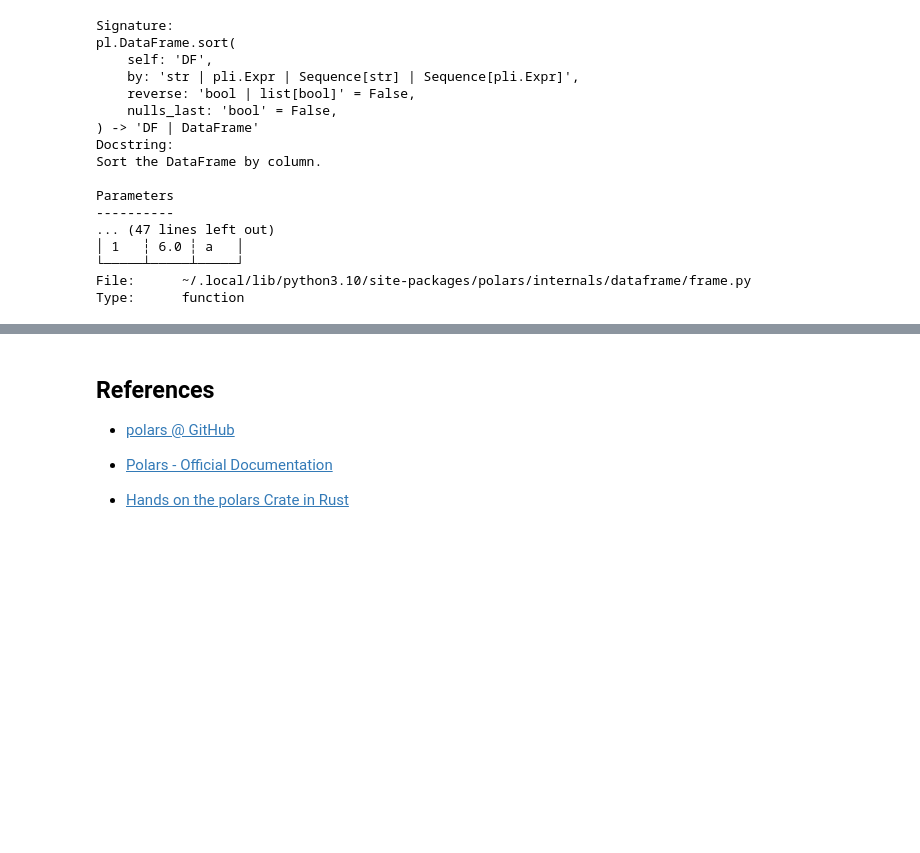
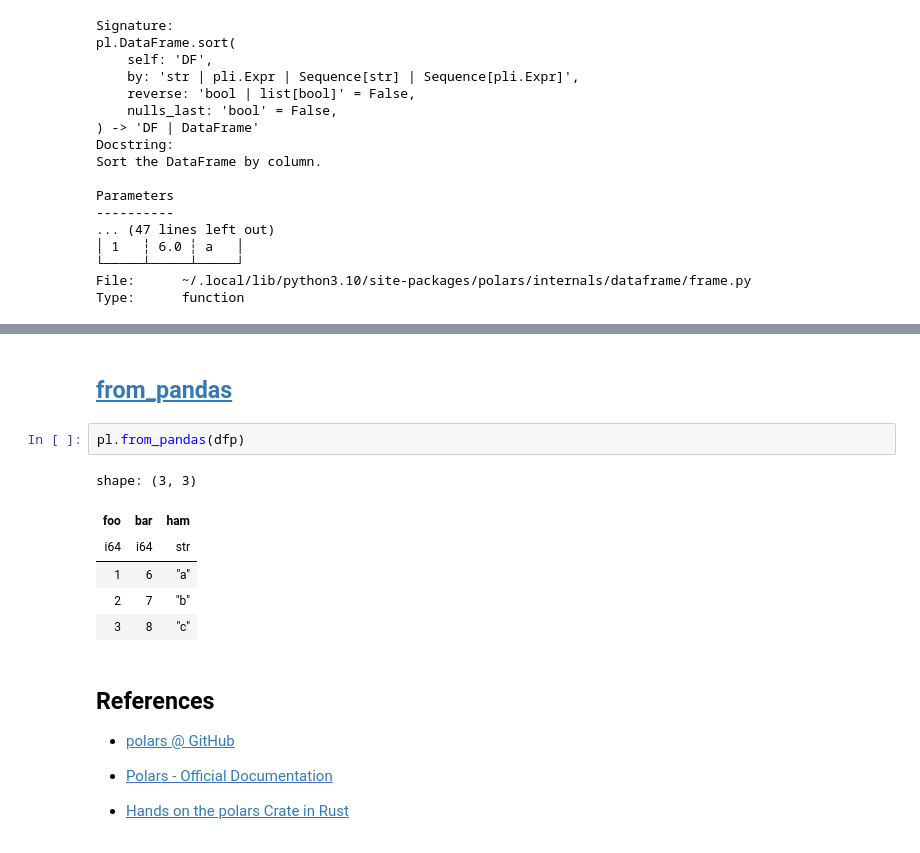
Before and after one commit to legendu-net/blog, a Jupyter notebook: misc/content/2021/10/python-polars/python-polars.ipynb, the cells around one changed output, grey strips where cells are left out. Saved outputs shown, nothing was run; the diff lists cells and outputs as text; blank space fills up the shorter version.

```diff
--- a/misc/content/2021/10/python-polars/python-polars.ipynb
+++ b/misc/content/2021/10/python-polars/python-polars.ipynb
@@ -538,3 +565,14 @@ Type:      function
+# %% [markdown]
+## [from_pandas](https://pola-rs.github.io/polars/py-polars/html/reference/api/polars.from_pandas.html#polars.from_pandas)
+# %%
+pl.from_pandas(dfp)
+# %% [output]
+shape: (3, 3)
+| foo | bar | ham |
+| i64 | i64 | str |
+| 1 | 6 | "a" |
+| 2 | 7 | "b" |
+| 3 | 8 | "c" |
 # %% [markdown]
 ## References
 
```
Also changed, not shown: parts of 4 cells of this notebook, 4 other files.
